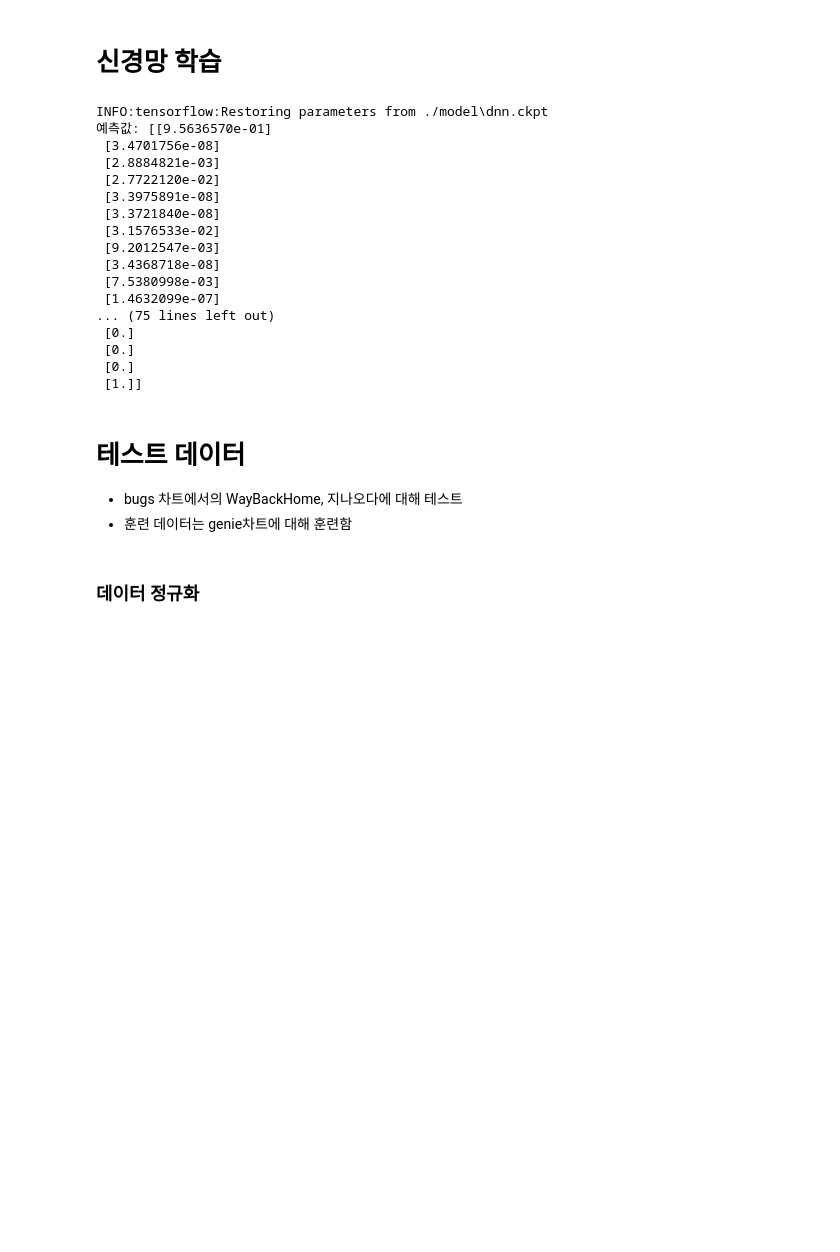
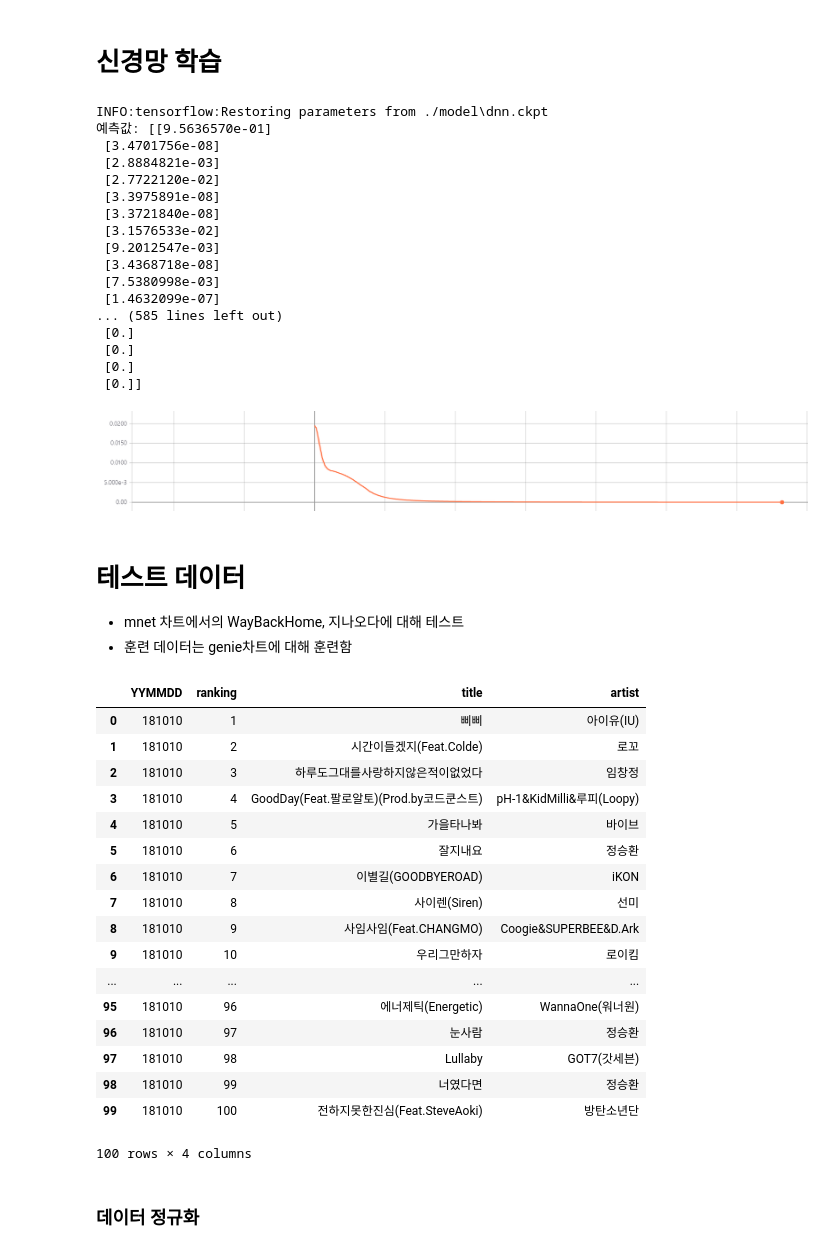
Before and after one commit to getChan/DataBaseProject, a Jupyter notebook: src/ChartModel.ipynb, the cells around one changed output. Drawn from its saved outputs; the diff is of its cells as text; code cells hidden in the pictures; blank space fills up the shorter version.

```diff
--- a/src/ChartModel.ipynb
+++ b/src/ChartModel.ipynb
@@ -130,6 +139,7 @@ else:
 
 prediction = model
 target = Y
+print(sess.run(cost, feed_dict={X: x_data, Y: y_data}))
 print('예측값:', sess.run(prediction, feed_dict={X: x_data}))
 print('실제값:', sess.run(target, feed_dict={Y: y_data}))
 # %% [output]
@@ -145,8 +155,8 @@ INFO:tensorflow:Restoring parameters from ./model\dnn.ckpt
  [3.4368718e-08]
  [7.5380998e-03]
  [1.4632099e-07]
-... (75 lines left out)
+... (585 lines left out)
  [0.]
  [0.]
  [0.]
- [1.]]
+ [0.]]
@@ -153,9 +177,31 @@ INFO:tensorflow:Restoring parameters from ./model\dnn.ckpt
+# %% [markdown]
+![image.png](attachment:image.png)
 # %% [markdown]
 # 테스트 데이터
-- bugs 차트에서의 WayBackHome, 지나오다에 대해 테스트
+- mnet 차트에서의 WayBackHome, 지나오다에 대해 테스트
 - 훈련 데이터는 genie차트에 대해 훈련함
 # %%
-df = dbQuery("SELECT * FROM zuzak.genie where ranking <=11 and YYMMDD = 180728")
+df = dbQuery("SELECT * FROM zuzak.genie where ranking <=100 and YYMMDD = 181010")
+df
+# %% [output]
+|  | YYMMDD | ranking | title | artist |
+| 0 | 181010 | 1 | 삐삐 | 아이유(IU) |
+| 1 | 181010 | 2 | 시간이들겠지(Feat.Colde) | 로꼬 |
+| 2 | 181010 | 3 | 하루도그대를사랑하지않은적이없었다 | 임창정 |
+| 3 | 181010 | 4 | GoodDay(Feat.팔로알토)(Prod.by코드쿤스트) | pH-1&KidMilli&루피(Loopy) |
+| 4 | 181010 | 5 | 가을타나봐 | 바이브 |
+| 5 | 181010 | 6 | 잘지내요 | 정승환 |
+| 6 | 181010 | 7 | 이별길(GOODBYEROAD) | iKON |
+| 7 | 181010 | 8 | 사이렌(Siren) | 선미 |
+| 8 | 181010 | 9 | 사임사임(Feat.CHANGMO) | Coogie&SUPERBEE&D.Ark |
+| 9 | 181010 | 10 | 우리그만하자 | 로이킴 |
+| ... | ... | ... | ... | ... |
+| 95 | 181010 | 96 | 에너제틱(Energetic) | WannaOne(워너원) |
+| 96 | 181010 | 97 | 눈사람 | 정승환 |
+| 97 | 181010 | 98 | Lullaby | GOT7(갓세븐) |
+| 98 | 181010 | 99 | 너였다면 | 정승환 |
+| 99 | 181010 | 100 | 전하지못한진심(Feat.SteveAoki) | 방탄소년단 |
+100 rows × 4 columns
 # %% [markdown]
 ### 데이터 정규화
 # %%
```
Also changed, not shown: parts of 11 cells of this notebook, 4 other files.
